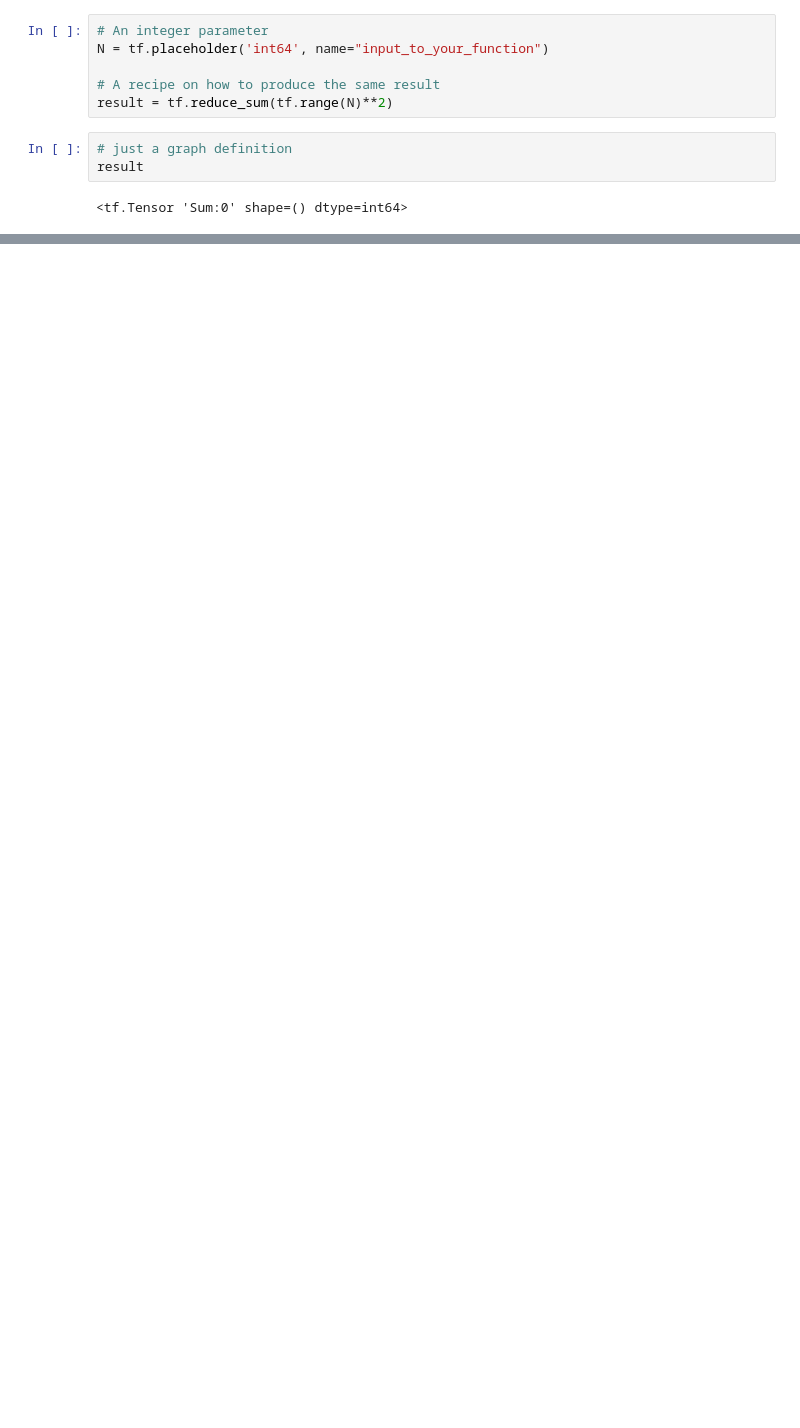
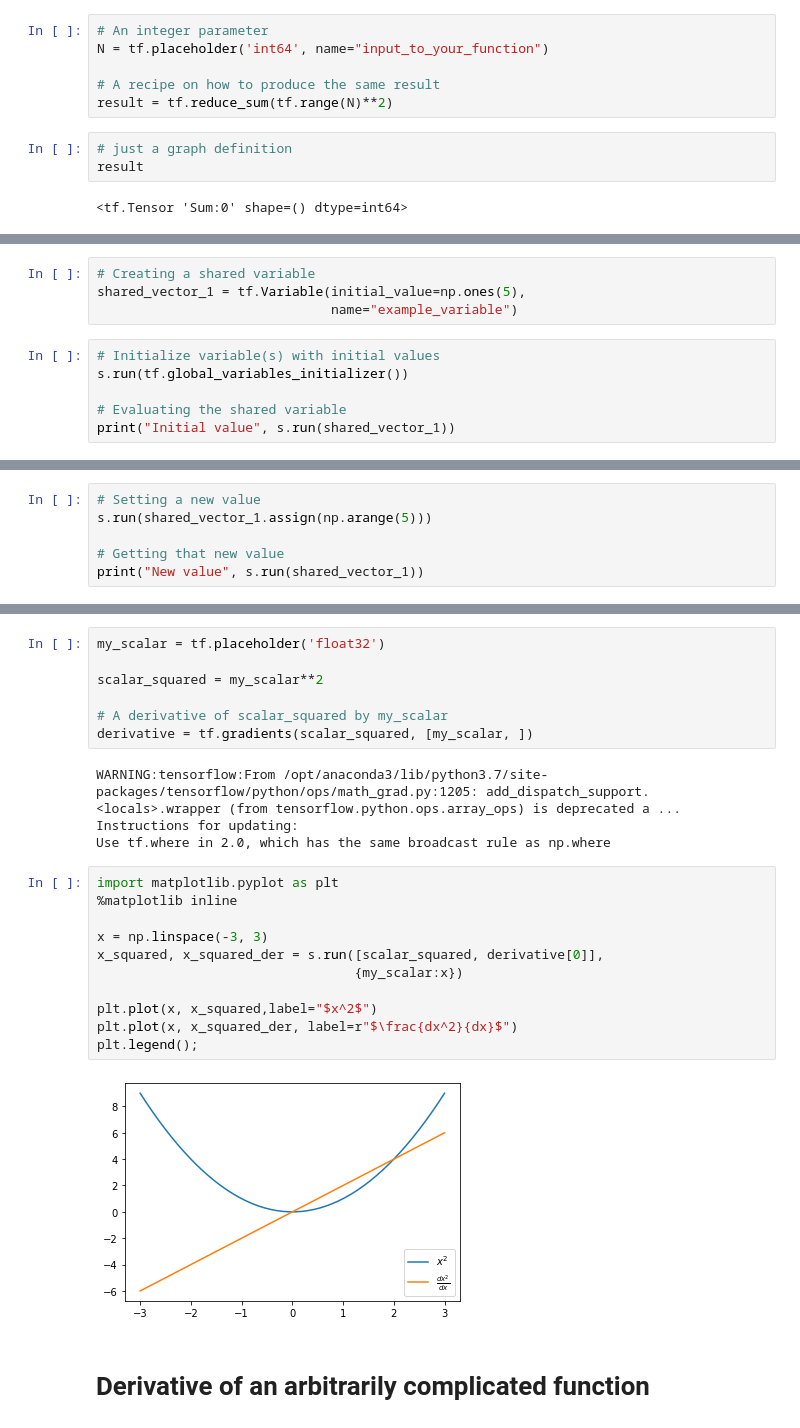
Before and after one commit to aditjosh/datascience_python, a Jupyter notebook: tensor_grad_descent/intro_to_tensorflow.ipynb, the cells around one changed output, grey strips where cells are left out. Saved outputs shown, nothing was run; the diff lists cells and outputs as text; blank space fills up the shorter version.

```diff
--- a/tensor_grad_descent/intro_to_tensorflow.ipynb
+++ b/tensor_grad_descent/intro_to_tensorflow.ipynb
@@ -51,0 +139,10 @@ Wall time: 4.54 ms
+# %%
+# Creating a shared variable
+shared_vector_1 = tf.Variable(initial_value=np.ones(5),
+                              name="example_variable")
+# %%
+# Initialize variable(s) with initial values
+s.run(tf.global_variables_initializer())
+
+# Evaluating the shared variable
+print("Initial value", s.run(shared_vector_1))
@@ -51,0 +151,6 @@ Wall time: 4.54 ms
+# %%
+# Setting a new value
+s.run(shared_vector_1.assign(np.arange(5)))
+
+# Getting that new value
+print("New value", s.run(shared_vector_1))
@@ -51,0 +166,26 @@ Wall time: 4.54 ms
+# %%
+my_scalar = tf.placeholder('float32')
+
+scalar_squared = my_scalar**2
+
+# A derivative of scalar_squared by my_scalar
+derivative = tf.gradients(scalar_squared, [my_scalar, ])
+# %% [output]
+WARNING:tensorflow:From /opt/anaconda3/lib/python3.7/site-packages/tensorflow/python/ops/math_grad.py:1205: add_dispatch_support.<locals>.wrapper (from tensorflow.python.ops.array_ops) is deprecated a ...
+Instructions for updating:
+Use tf.where in 2.0, which has the same broadcast rule as np.where
+# %%
+import matplotlib.pyplot as plt
+%matplotlib inline
+
+x = np.linspace(-3, 3)
+x_squared, x_squared_der = s.run([scalar_squared, derivative[0]],
+                                 {my_scalar:x})
+
+plt.plot(x, x_squared,label="$x^2$")
+plt.plot(x, x_squared_der, label=r"$\frac{dx^2}{dx}$")
+plt.legend();
+# %% [output]
+[figure, added]
+# %% [markdown]
+# Derivative of an arbitrarily complicated function
```
Also changed, not shown: parts of 24 cells of this notebook, 2 other files.
